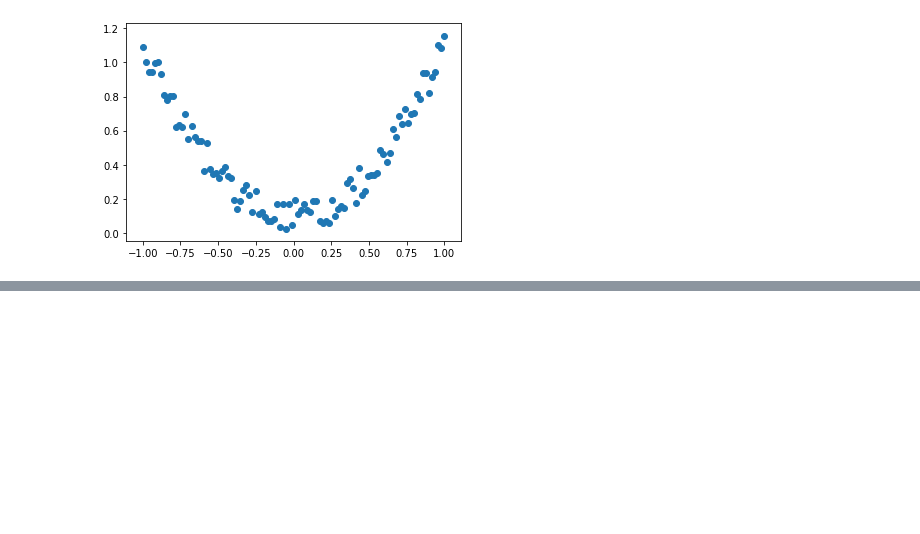
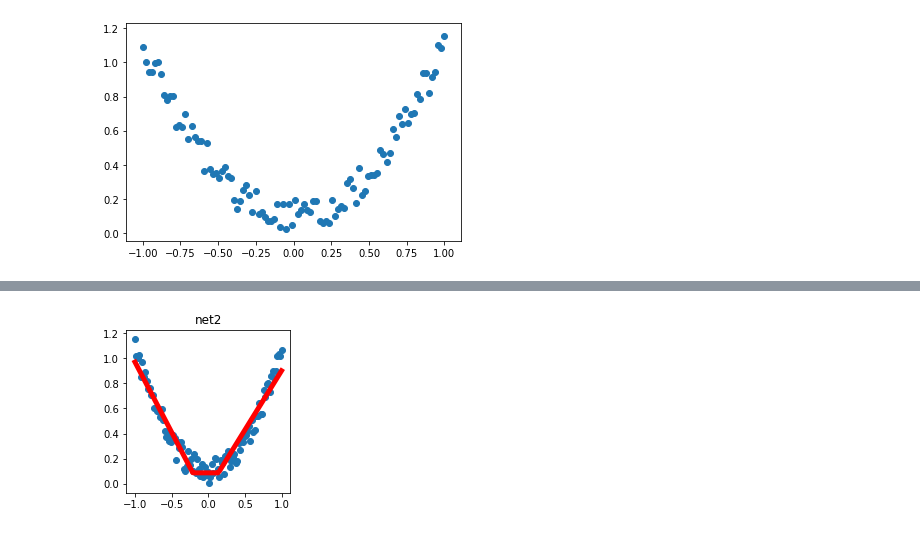
Before and after one commit to sssEos/PyTorch, a Jupyter notebook: pytorch.ipynb, the cells around one changed output, grey strips where cells are left out. Drawn from its saved outputs; the diff is of its cells as text; code cells hidden in the pictures; blank space fills up the shorter version.

```diff
--- a/pytorch.ipynb
+++ b/pytorch.ipynb
@@ -263,0 +381,4 @@ plt.show()
+# %%
+restore_net()
+# %% [output]
+[figure, added]
```
Also changed, not shown: parts of 48 cells of this notebook.
